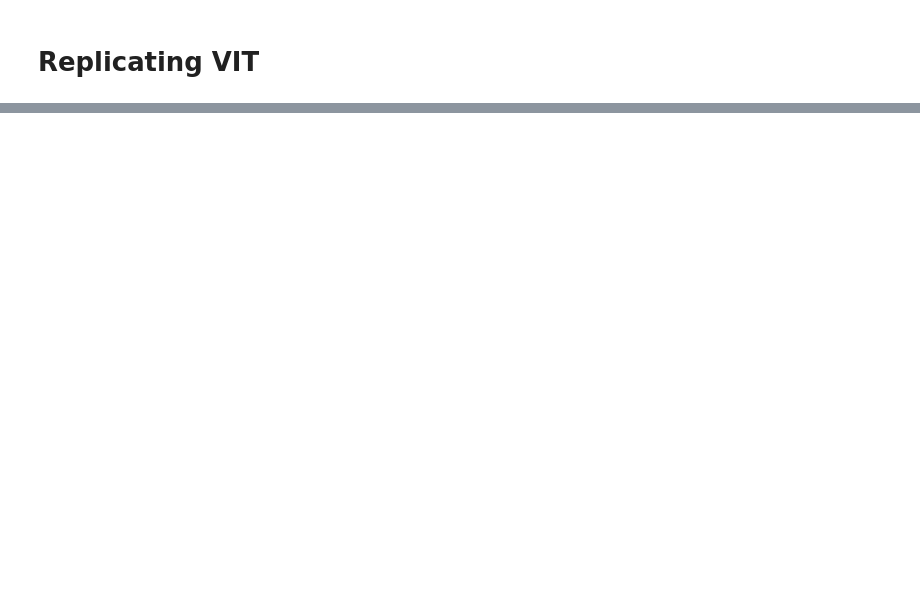
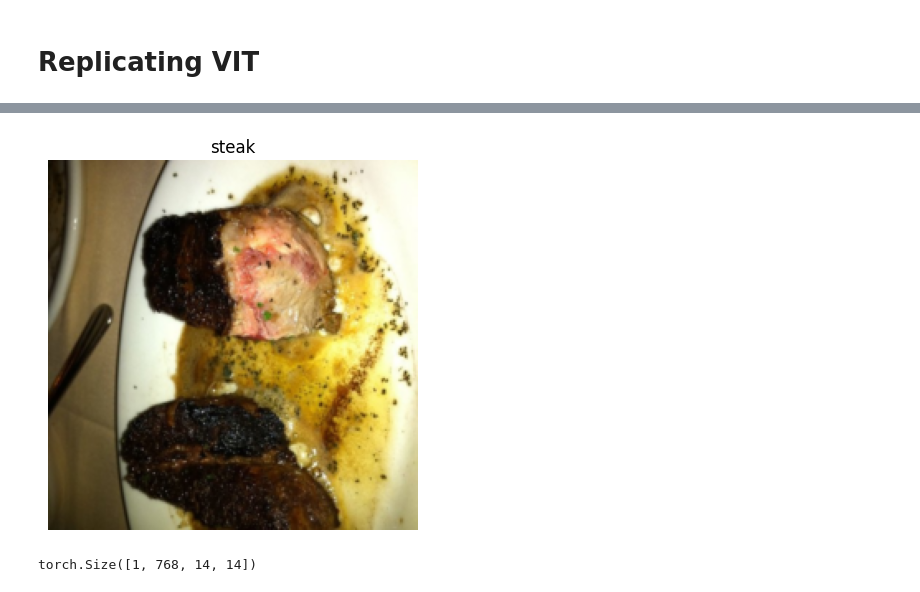
Before and after one commit to hrnnikolov/ML_models, a Jupyter notebook: PyTorch_paper_replicating.ipynb, the cells around one changed output, grey strips where cells are left out. Saved outputs shown, nothing was run; the diff lists cells and outputs as text; code cells hidden in the pictures; blank space fills up the shorter version.

```diff
--- a/PyTorch_paper_replicating.ipynb
+++ b/PyTorch_paper_replicating.ipynb
@@ -115,0 +205,11 @@ plt.axis('off');
+# %%
+plt.imshow(img.permute(2, 1, 0))
+plt.title(class_names[label])
+plt.axis('off');
+# %% [output]
+[figure, added]
+# %%
+image_out_of_conv = conv2d(img.unsqueeze(0)) #adding batch dimension
+print(image_out_of_conv.shape)
+# %% [output]
+torch.Size([1, 768, 14, 14])
```
Also changed, not shown: parts of 31 cells of this notebook.
